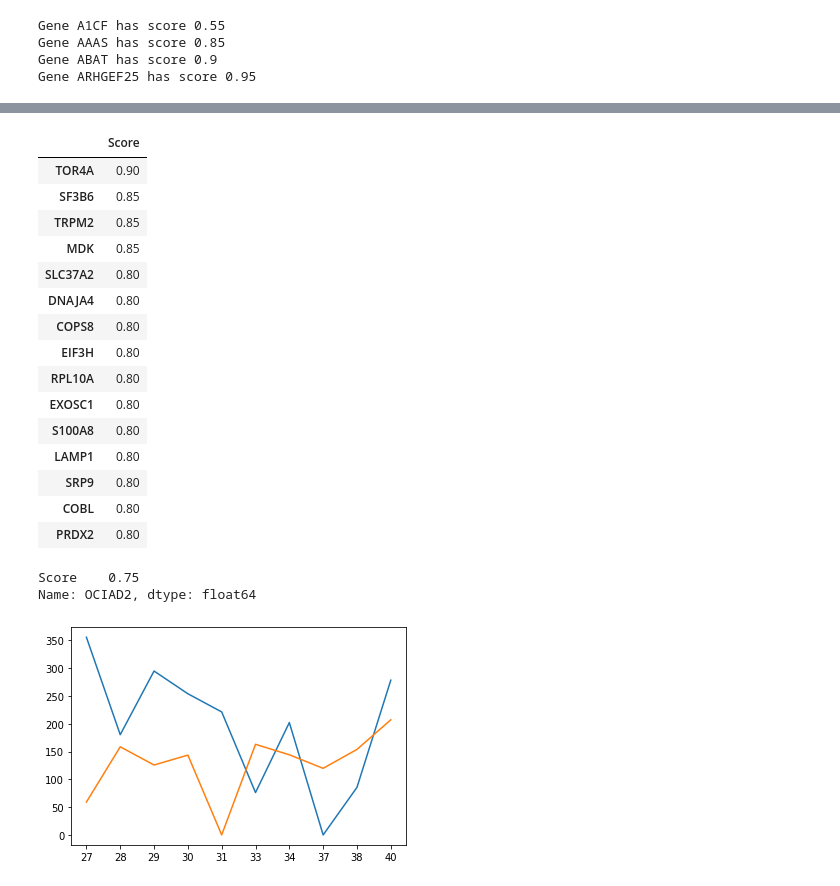
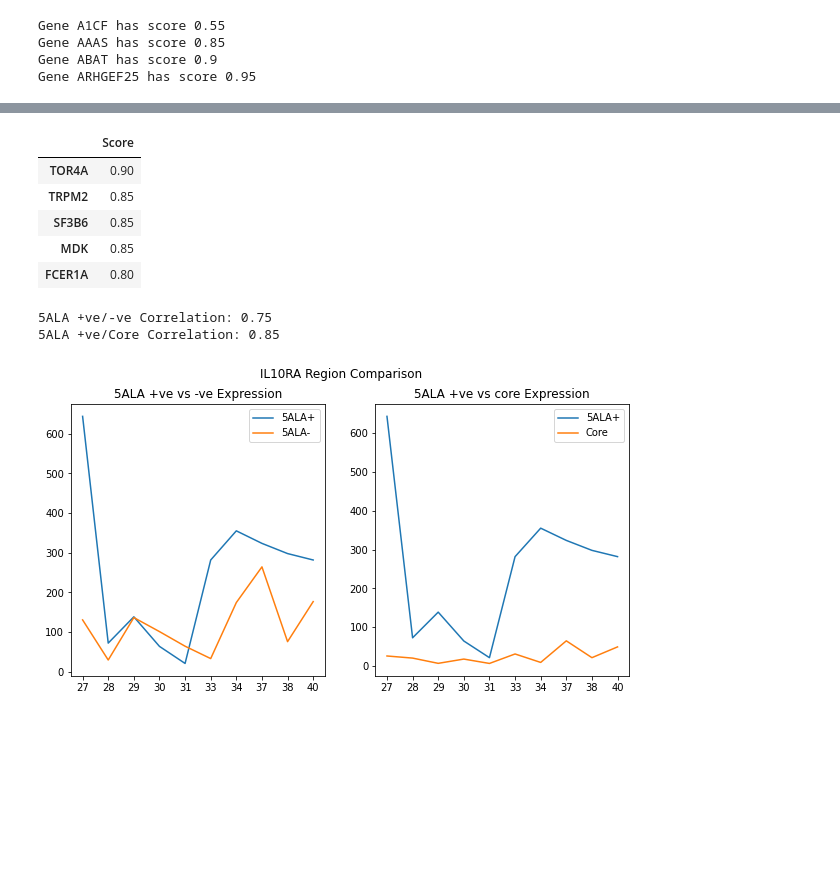
Before and after one commit to hirshagarwal/GBMResearch, a Jupyter notebook: Analysis/5ALA Gene Selection Analysis.ipynb, the cells around one changed output, grey strips where cells are left out. Drawn from its saved outputs; the diff is of its cells as text; code cells hidden in the pictures; blank space fills up the shorter version.

Commit message:
Adding comparison charts and working on analysis for IL10 and NDRG4

```diff
--- a/Analysis/5ALA Gene Selection Analysis.ipynb
+++ b/Analysis/5ALA Gene Selection Analysis.ipynb
@@ -137,23 +140,3 @@ Gene A1CF has score 0.55
 Gene AAAS has score 0.85
 Gene ABAT has score 0.9
 Gene ARHGEF25 has score 0.95
-# %%
-# 5ALA +ve/-ve and Core 3 variable SVM
-svc = LinearSVC()
-top_score = 0
-top_gene = ""
-multi_svc = pd.DataFrame(columns=['Score'])
-for gene_name in data.columns.values:
-    if 0 in scaled_core[gene_name].values or 0 in scaled_positive[gene_name].values or 0 in scaled_negative[gene_name].values:
-        continue
-    if np.sum(scaled_core[gene_name] + scaled_positive[gene_name] + scaled_negative[gene_name]) == 0:
-        continue
-    all_samples_shaped = scaled_core[gene_name].append(scaled_positive[gene_name]).append(scaled_negative[gene_name]).values.reshape(-1, 1)
-    labels = ([0] * scaled_core.shape[0]) + ([1] * positive_samples.shape[0]) + ([2] * negative_samples.shape[0])
-    svc.fit(all_samples_shaped, labels)
-    score = svc.score(all_samples_shaped, labels)
-    core_svc.loc[gene_name] = score
-    if score > top_score:
-        top_score = score
-        top_gene = gene_name
-        print("Gene {0} has score {1}".format(gene_name, svc.score(all_samples_shaped, labels)))
@@ -260,32 +274,31 @@ core_svc_sorted.head(25)
 # %%
-svc_correlation_sorted.head(15)
+svc_correlation_sorted.head(5)
 # %% [output]
 |  | Score |
 | TOR4A | 0.90 |
+| TRPM2 | 0.85 |
 | SF3B6 | 0.85 |
-| TRPM2 | 0.85 |
 | MDK | 0.85 |
-| SLC37A2 | 0.80 |
-| DNAJA4 | 0.80 |
-| COPS8 | 0.80 |
-| EIF3H | 0.80 |
-| RPL10A | 0.80 |
-| EXOSC1 | 0.80 |
-| S100A8 | 0.80 |
-| LAMP1 | 0.80 |
-| SRP9 | 0.80 |
-| COBL | 0.80 |
-| PRDX2 | 0.80 |
+| FCER1A | 0.80 |
-# %%
-svc_correlation_sorted.loc["OCIAD2"]
-# %% [output]
-Score    0.75
-Name: OCIAD2, dtype: float64
 # %%
 # %5ALA +ve vs -ve
-target_gene = "SRP9"
-plt.plot(negative_samples[target_gene])
-plt.plot(positive_samples[target_gene])
+target_gene = "IL10RA"
+fig, (ax1, ax2) = plt.subplots(1, 2)
+fig.suptitle("{0} Region Comparison".format(target_gene))
+ax1.set_title('5ALA +ve vs -ve Expression')
+ax1.plot(positive_samples[target_gene])
+ax1.plot(negative_samples[target_gene])
+ax2.set_title('5ALA +ve vs core Expression')
+ax2.plot(positive_samples[target_gene])
+ax2.plot(core_samples[target_gene])
+ax1.legend(['5ALA+', '5ALA-'])
+ax2.legend(['5ALA+', 'Core'])
+print("5ALA +ve/-ve Correlation: {0} \n\
+5ALA +ve/Core Correlation: {1}\
+".format(svc_correlation.loc[target_gene]['Score'], core_svc.loc[target_gene]['Score']))
+# plt.rcParams['figure.figsize'] = [10, 5]
 plt.show()
 # %% [output]
+5ALA +ve/-ve Correlation: 0.75
+5ALA +ve/Core Correlation: 0.85
-[figure, old version]
+[figure, new version]
```
Also changed, not shown: parts of 12 cells of this notebook, 12 other files.
